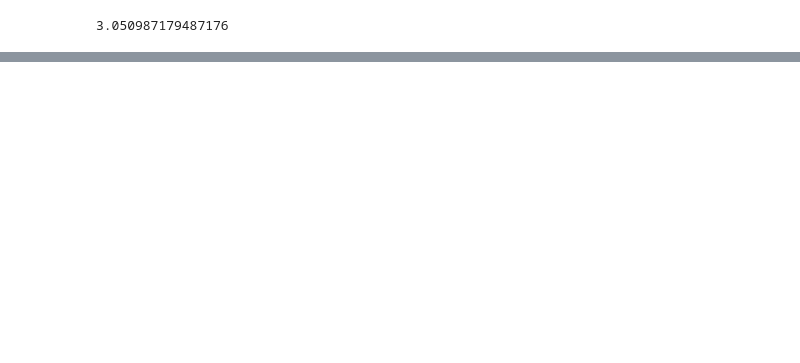
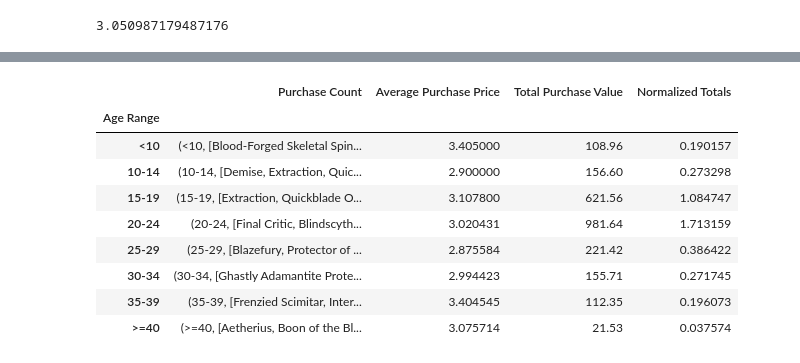
Before and after one commit to McNeba/Pymoli_MCN, a Jupyter notebook: Pymoli_MCN.ipynb, the cells around one changed output, grey strips where cells are left out. Drawn from its saved outputs; the diff is of its cells as text; code cells hidden in the pictures; blank space fills up the shorter version.

```diff
--- a/Pymoli_MCN.ipynb
+++ b/Pymoli_MCN.ipynb
@@ -102,0 +226,5 @@ count
+# %%
+# Purchase count by age range.
+
+age_group_count_df = purchase_data_df.groupby("Age Range")["Item Name"]
+age_group_count_df.count()
@@ -102,0 +242,5 @@ count
+# %%
+# Average purchase price by age range.
+
+age_group_average_df = purchase_data_df.groupby("Age Range")["Price"].mean()
+age_group_average_df.round(2)
@@ -102,0 +271,5 @@ count
+# %%
+#Total purchase value by age range.
+
+age_group_total_df = purchase_data_df.groupby("Age Range")["Price"].sum()
+age_group_total_df
@@ -102,0 +287,5 @@ count
+# %%
+#Normalized totals by age range.
+
+normalized_age_total_df = age_group_total_df/573
+normalized_age_total_df.round(2)
@@ -102,0 +303,20 @@ count
+# %%
+# Convert to DataFrame.
+
+age_range_df = pd.DataFrame({"Purchase Count":age_group_count_df,
+                            "Average Purchase Price":age_group_average_df,
+                            "Total Purchase Value": age_group_total_df,
+                            "Normalized Totals": normalized_age_total_df
+})
+age_range_df
+# %% [output]
+|  | Purchase Count | Average Purchase Price | Total Purchase Value | Normalized Totals |
+| Age Range |  |  |  |  |
+| <10 | (<10, [Blood-Forged Skeletal Spin... | 3.405000 | 108.96 | 0.190157 |
+| 10-14 | (10-14, [Demise, Extraction, Quic... | 2.900000 | 156.60 | 0.273298 |
+| 15-19 | (15-19, [Extraction, Quickblade O... | 3.107800 | 621.56 | 1.084747 |
+| 20-24 | (20-24, [Final Critic, Blindscyth... | 3.020431 | 981.64 | 1.713159 |
+| 25-29 | (25-29, [Blazefury, Protector of ... | 2.875584 | 221.42 | 0.386422 |
+| 30-34 | (30-34, [Ghastly Adamantite Prote... | 2.994423 | 155.71 | 0.271745 |
+| 35-39 | (35-39, [Frenzied Scimitar, Inter... | 3.404545 | 112.35 | 0.196073 |
+| >=40 | (>=40, [Aetherius, Boon of the Bl... | 3.075714 | 21.53 | 0.037574 |
```
Also changed, not shown: parts of 40 cells of this notebook.
